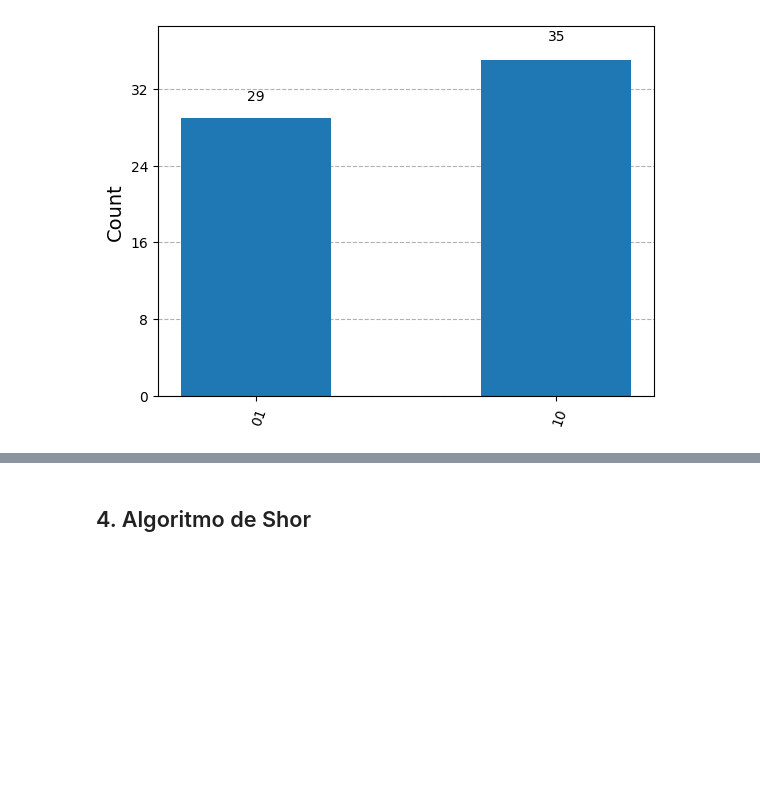
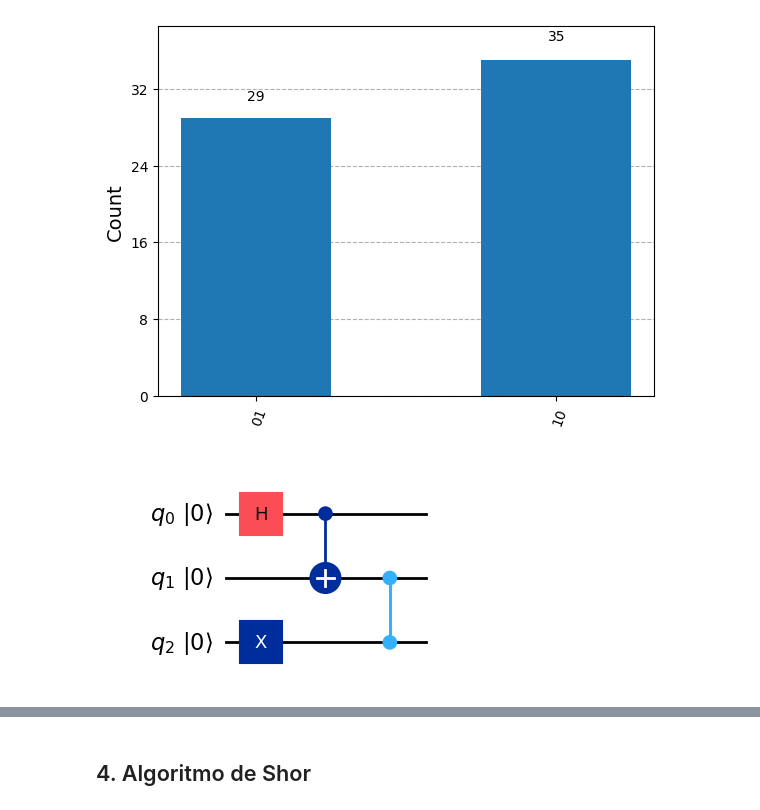
Before and after one commit to AlbertoJOR/tutorialQiskit, a Jupyter notebook: tutorial.ipynb, the cells around one changed output, grey strips where cells are left out. Cells and saved outputs as stored; diff of their text form; code cells hidden in the pictures; blank space fills up the shorter version.

```diff
--- a/tutorial.ipynb
+++ b/tutorial.ipynb
@@ -114,3 +116,13 @@ counts = result.get_counts(0)
 plot_histogram(counts)
 # %% [output]
 [figure]
+# %%
+qc = QuantumCircuit(3)
+
+qc.h(0)
+qc.cx(0, 1)
+qc.x(2)
+qc.cz(1, 2)
+qc.draw(**draw_kwargs)
+# %% [output]
+[figure, added]
```
Also changed, not shown: parts of 15 cells of this notebook.
